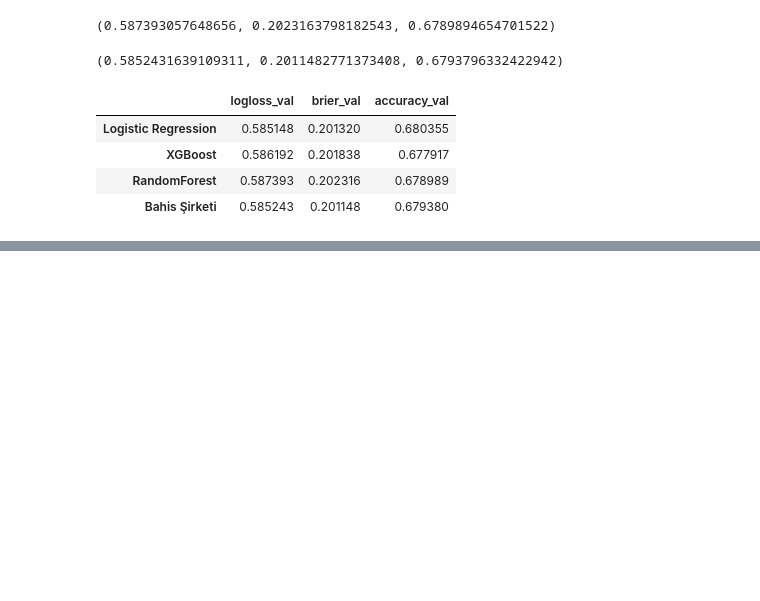
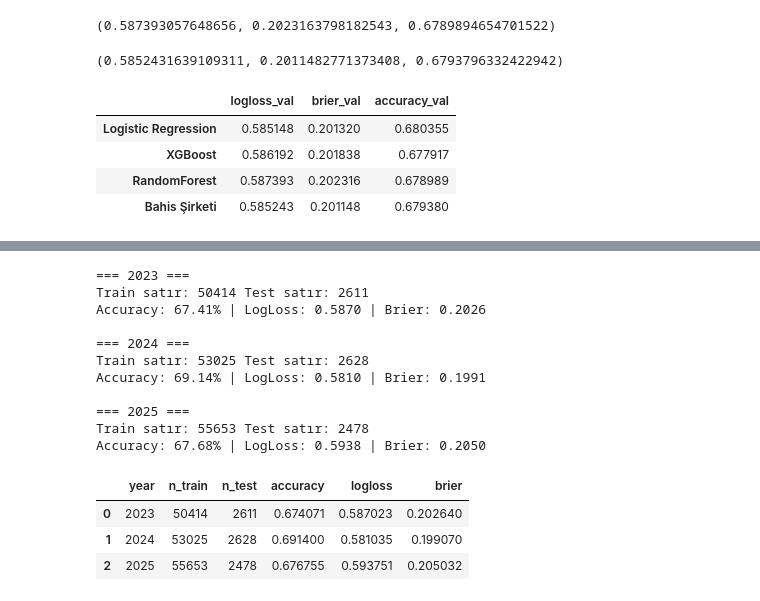
Before and after one commit to alperpamukcu/predictive-serve, a Jupyter notebook: notebooks/02_train_models.ipynb, the cells around one changed output, grey strips where cells are left out. Saved outputs shown, nothing was run; the diff lists cells and outputs as text; code cells hidden in the pictures; blank space fills up the shorter version.

```diff
--- a/notebooks/02_train_models.ipynb
+++ b/notebooks/02_train_models.ipynb
@@ -1188,0 +1477,70 @@ results
+# %%
+years_to_eval = [2023, 2024, 2025]
+
+results = []
+
+for year in years_to_eval:
+    cutoff_date = pd.Timestamp(f"{year}-01-01")
+
+    # Train: cutoff öncesi tüm veriler
+    train_mask = df["date"] < cutoff_date
+
+    # Test: ilgili yılın tüm maçları
+    test_mask = df["date"].dt.year == year
+
+    train_df = df[train_mask].copy()
+    test_df  = df[test_mask].copy()
+
+    print(f"\n=== {year} ===")
+    print("Train satır:", len(train_df), "Test satır:", len(test_df))
+
+    if len(train_df) == 0 or len(test_df) == 0:
+        print("Bu yıl için yeterli train/test veri yok, SKIP.")
+        continue
+
+    X_train = train_df[feature_cols]
+    y_train = train_df[TARGET_COL].astype(int)
+
+    X_test = test_df[feature_cols]
+    y_test = test_df[TARGET_COL].astype(int)
+
+    # Modeli sadece o yıl için yeniden eğit
+    model = model_pipeline
+    model.fit(X_train, y_train)
+
+    proba_test = model.predict_proba(X_test)[:, 1]
+    y_pred = (proba_test >= 0.5).astype(int)
+
+    acc   = accuracy_score(y_test, y_pred)
+    ll    = log_loss(y_test, proba_test)
+    brier = brier_score_loss(y_test, proba_test)
+
+    print(f"Accuracy: {acc*100:.2f}% | LogLoss: {ll:.4f} | Brier: {brier:.4f}")
+
+    results.append({
+        "year": year,
+        "n_train": len(train_df),
+        "n_test": len(test_df),
+        "accuracy": acc,
+        "logloss": ll,
+        "brier": brier,
+    })
+
+results_df = pd.DataFrame(results)
+results_df
+# %% [output]
+=== 2023 ===
+Train satır: 50414 Test satır: 2611
+Accuracy: 67.41% | LogLoss: 0.5870 | Brier: 0.2026
+
+=== 2024 ===
+Train satır: 53025 Test satır: 2628
+Accuracy: 69.14% | LogLoss: 0.5810 | Brier: 0.1991
+
+=== 2025 ===
+Train satır: 55653 Test satır: 2478
+Accuracy: 67.68% | LogLoss: 0.5938 | Brier: 0.2050
+|  | year | n_train | n_test | accuracy | logloss | brier |
+| 0 | 2023 | 50414 | 2611 | 0.674071 | 0.587023 | 0.202640 |
+| 1 | 2024 | 53025 | 2628 | 0.691400 | 0.581035 | 0.199070 |
+| 2 | 2025 | 55653 | 2478 | 0.676755 | 0.593751 | 0.205032 |
```
Also changed, not shown: parts of 16 cells of this notebook, 7 other files.
